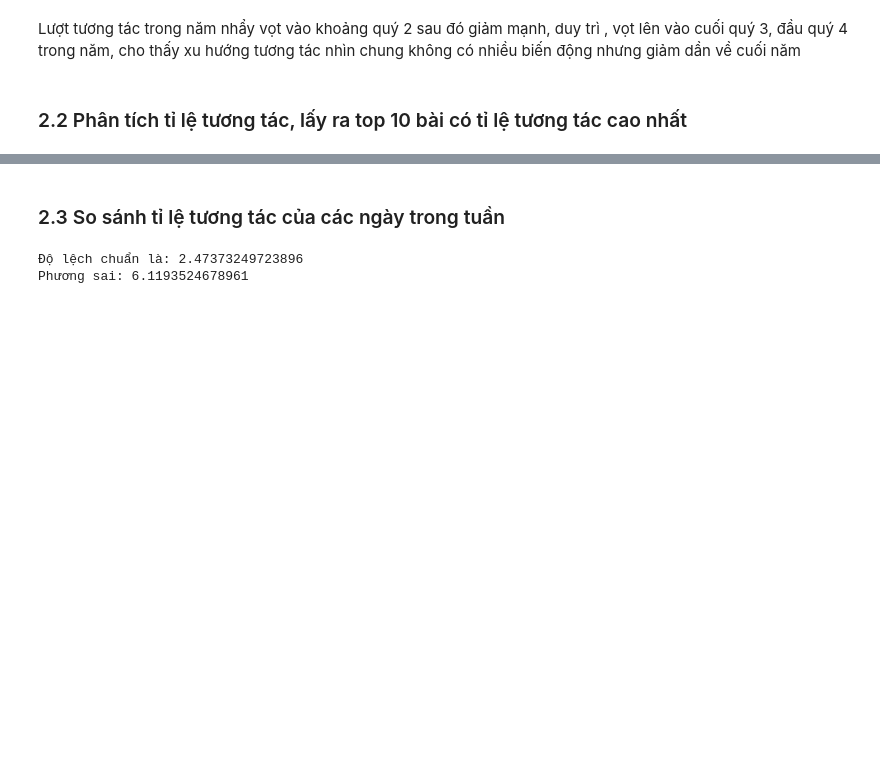
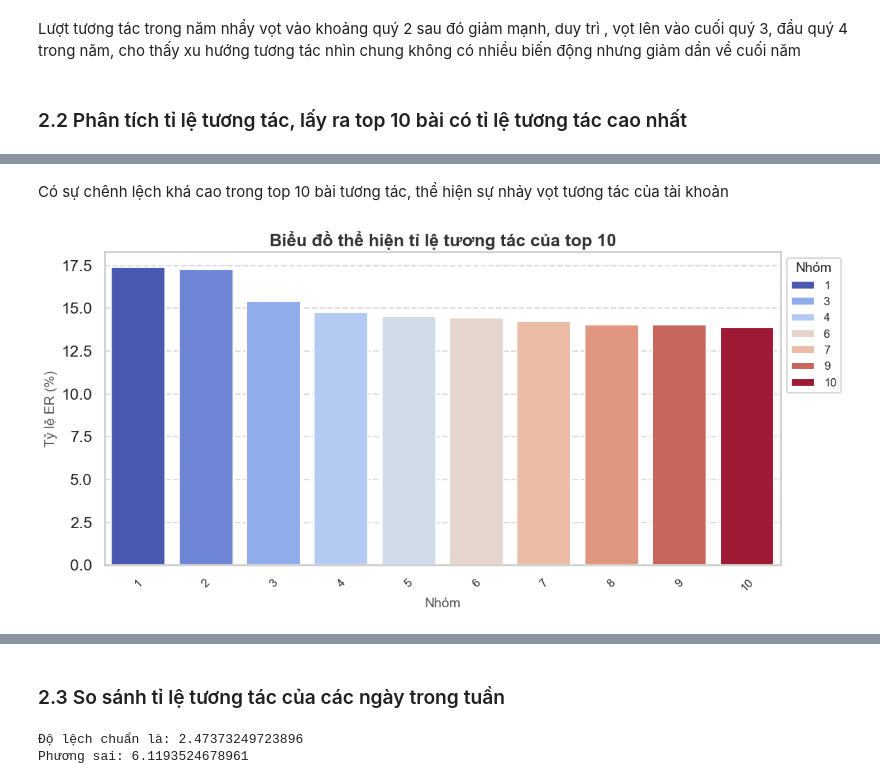
Before and after one commit to dattotien/Tiktok_profile, a Jupyter notebook: BTL.ipynb, the cells around one changed output, grey strips where cells are left out. Drawn from its saved outputs; the diff is of its cells as text; code cells hidden in the pictures; blank space fills up the shorter version.

```diff
--- a/BTL.ipynb
+++ b/BTL.ipynb
@@ -1212,14 +1229,10 @@ plt.show()
 Lượt tương tác trong năm nhẩy vọt vào khoảng quý 2 sau đó giảm mạnh, duy trì , vọt lên vào cuối quý 3, đầu quý 4 trong năm, cho thấy xu hướng tương tác nhìn chung không có nhiều biến động nhưng giảm dần về cuối năm
 # %% [markdown]
 ### 2.2 Phân tích tỉ lệ tương tác, lấy ra top 10 bài có tỉ lệ tương tác cao nhất
-# %%
-read_df['ER'] = ((read_df['diggCount'] + read_df['commentCount'] + read_df['shareCount']) / read_df['playCount']) * 100
-
-# Hiển thị kết quả
-print(read_df[['diggCount', 'commentCount', 'shareCount', 'playCount', 'ER']])
+# %%
+rate_reaction = read_df.copy()
+rate_reaction['ER'] = ((rate_reaction['diggCount'] + rate_reaction['commentCount'] + rate_reaction['shareCount']) / rate_reaction['playCount']) * 100
 # %%
-# Lấy top 10 bài có ER cao nhất
-top_10_er = read_df.nlargest(10, 'ER')
-
-# Hiển thị kết quả
+top_10_er = rate_reaction.nlargest(10, 'ER')
+top_10_er['ind'] = np.arange(1, 11)
 print(top_10_er[['diggCount', 'commentCount', 'shareCount', 'playCount', 'ER']])
@@ -1225,0 +1251,15 @@ print(top_10_er[['diggCount', 'commentCount', 'shareCount', 'playCount', 'ER']])
+# %% [markdown]
+Có sự chênh lệch khá cao trong top 10 bài tương tác, thể hiện sự nhảy vọt tương tác của tài khoản
+# %%
+plt.figure(figsize=(12, 6))
+sns.barplot(data=top_10_er, x='ind', y='ER', hue='ind', palette='coolwarm')
+plt.title('Biểu đồ thể hiện tỉ lệ tương tác của top 10', fontsize=18, fontweight='bold', color='#333')
+plt.xlabel('Nhóm', fontsize=14, color='#555')
+plt.ylabel('Tỷ lệ ER (%)', fontsize=14, color='#555')
+plt.xticks(rotation=45, fontsize=12)
+plt.grid(axis='y', linestyle='--', alpha=0.7)
+plt.legend(title='Nhóm', loc='upper left', bbox_to_anchor=(1, 1), fontsize=12, title_fontsize=14, frameon=True)
+plt.tight_layout()
+plt.show()
+# %% [output]
+[figure, added]
```
Also changed, not shown: parts of 22 cells of this notebook.
